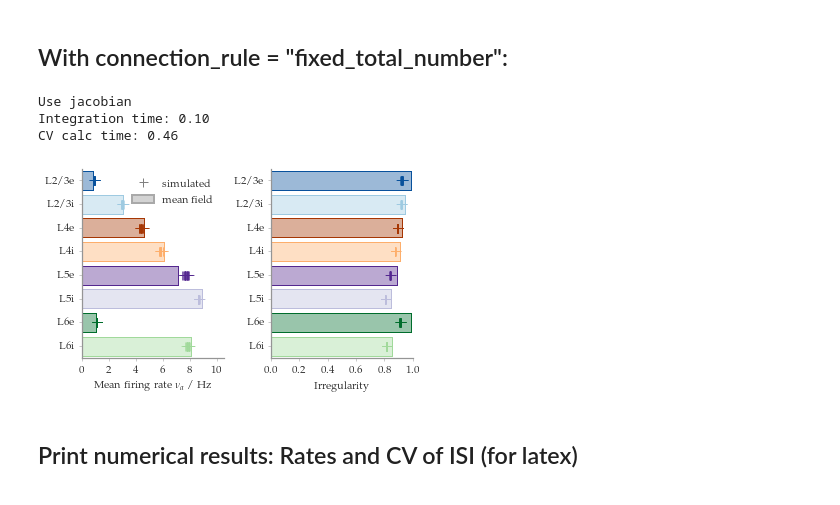
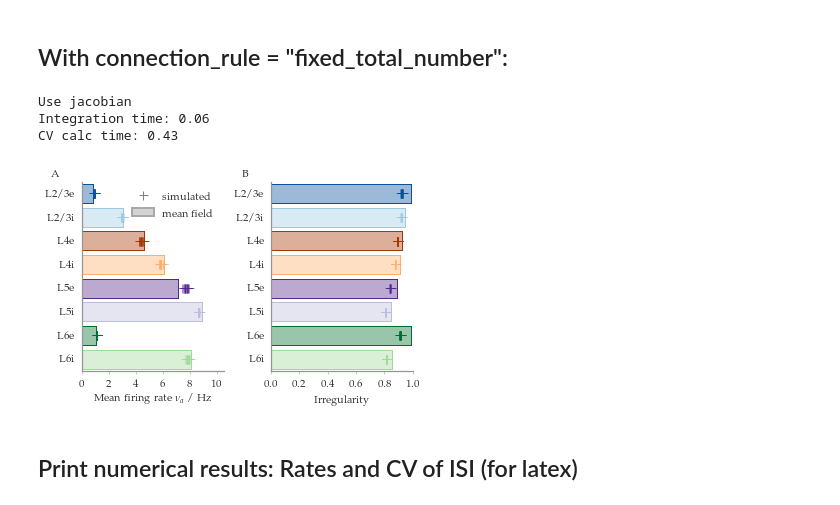
Before and after one commit to frschu/microcircuit, a Jupyter notebook: analysis/compare_sim_mf.ipynb, the cells around one changed output. Saved outputs shown, nothing was run; the diff lists cells and outputs as text; code cells hidden in the pictures.

```diff
--- a/analysis/compare_sim_mf.ipynb
+++ b/analysis/compare_sim_mf.ipynb
@@ -97,7 +97,7 @@ def plot_compare_sim_mf(data_sim, data_mf, ax):
     bar_height = 0.8
 
     for i, population in enumerate(populations):
-        ax.plot(data_sim[:, i], [yticks[i]]*rates_mean_all.shape[0], '+', color=colors[i], mew=0.7, ms=style.cross_size)
+        ax.plot(data_sim[:, i], [yticks[i]]*rates_mean_all.shape[0], '+', color=colors[i], mew=0.5, ms=style.cross_size)
         ax.barh(y_mf[i], data_mf[i], height=bar_height,
                 color=colors[i], linewidth=0, fill=True, alpha=0.4)
         ax.barh(y_mf[i], data_mf[i], height=bar_height,
@@ -164,37 +164,42 @@ with h5py.File(path_res_file, "r") as res_file:
 
         rates_mean_all[j]   = res_grp["rates_mean"][:]
         cv_isi_mean_all[j]  = res_grp["cv_isi_mean"][:]
         synchrony_all[j]    = res_grp["synchrony"][:]
 
 ######################################################
 # Plotting
 ######################################################
 
 fig = plt.figure()
 fig.set_size_inches(*style.figsize)
 
 ax1 = hf.add_subplot(fig, n_rows_cols=(1, 2), index_row_col=(0, 0), rowspan=1, colspan=1)
 plot_compare_sim_mf(rates_mean_all, rate_mf, ax1)
 ax1.set_xlabel("Mean firing rate $\\nu_a$ / Hz")
 ax1.set_xlim(0, 10.5)
 ax1.legend(loc="best")
 
 ax2 = hf.add_subplot(fig, n_rows_cols=(1, 2), index_row_col=(0, 1), rowspan=1, colspan=1)
 plot_compare_sim_mf(cv_isi_mean_all, cv_isi_mf, ax2)
 ax2.set_xlabel("Irregularity")
 ax2.set_xlim(0, 1)
 
-for ax in fig.axes:
+plot_labels = list('AB')
+for ax, label in zip(fig.axes, plot_labels):
+    ax.text(-0.16, 1.07, label, transform=ax.transAxes,
+            fontsize=style.fontsize_labels_title, fontweight='bold', va='top', ha='right')
+    # General rendering
     style.fixticks(ax)
+    ax.yaxis.set_ticks_position('none')
 
 fig_name = "compare_sim_mf_fixed_total_number"
 if save_fig:
     hf.saving_fig(fig, figure_path, fig_name, verbose=False)
 # %% [output]
 Use jacobian
-Integration time: 0.10
-CV calc time: 0.46
+Integration time: 0.06
+CV calc time: 0.43
-[figure, old version]
+[figure, new version]
 # %% [markdown]
 ## Print numerical results: Rates and CV of ISI (for latex)
 # %%
```
Also changed, not shown: parts of 5 cells of this notebook, 19 other files.
